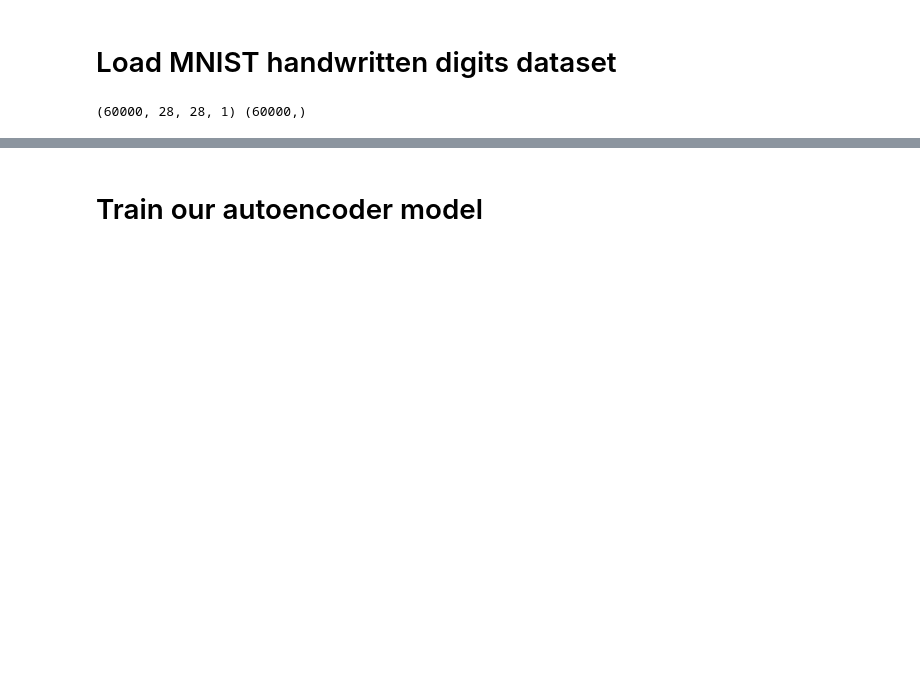
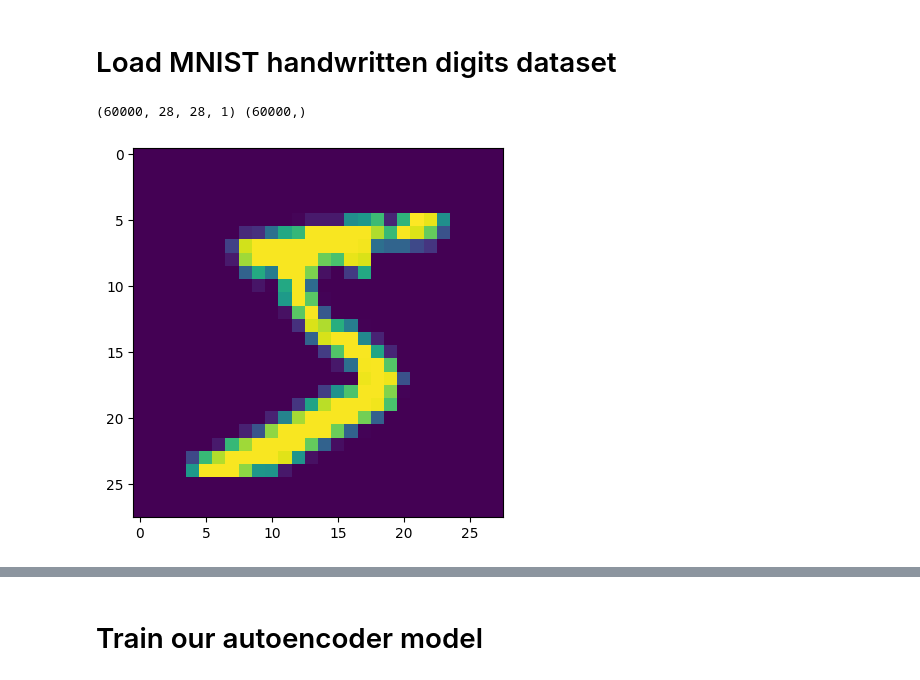
Before and after one commit to data-stepper/latex-university-shit, a Jupyter notebook: Presentations/deep_learning_presentation/mnist_neural_net.ipynb, the cells around one changed output, grey strips where cells are left out. Saved outputs shown, nothing was run; the diff lists cells and outputs as text; code cells hidden in the pictures; blank space fills up the shorter version.

```diff
--- a/Presentations/deep_learning_presentation/mnist_neural_net.ipynb
+++ b/Presentations/deep_learning_presentation/mnist_neural_net.ipynb
@@ -3,21 +3,23 @@
 # %%
 import tensorflow as tf
 import tensorflow_datasets as tfds
 import warnings
 import numpy as np
 # Plot train and test loss
 import matplotlib.pyplot as plt
 
 warnings.filterwarnings('ignore')
 
 (X_train, y_train), (X_test, y_test) = tf.keras.datasets.mnist.load_data()
 X_train = X_train[..., None] / 255.
 X_test = X_test[..., None] / 255.
 x = X_train[:100]
 y = y_train[:100]
 
 print(X_train.shape, y_train.shape)
+_ = plt.imshow(X_train[0, ..., 0], cmap='viridis')
 # %% [output]
 (60000, 28, 28, 1) (60000,)
+[figure, added]
 # %% [markdown]
 # Define our autoencoder model
```
Also changed, not shown: parts of 15 cells of this notebook.
